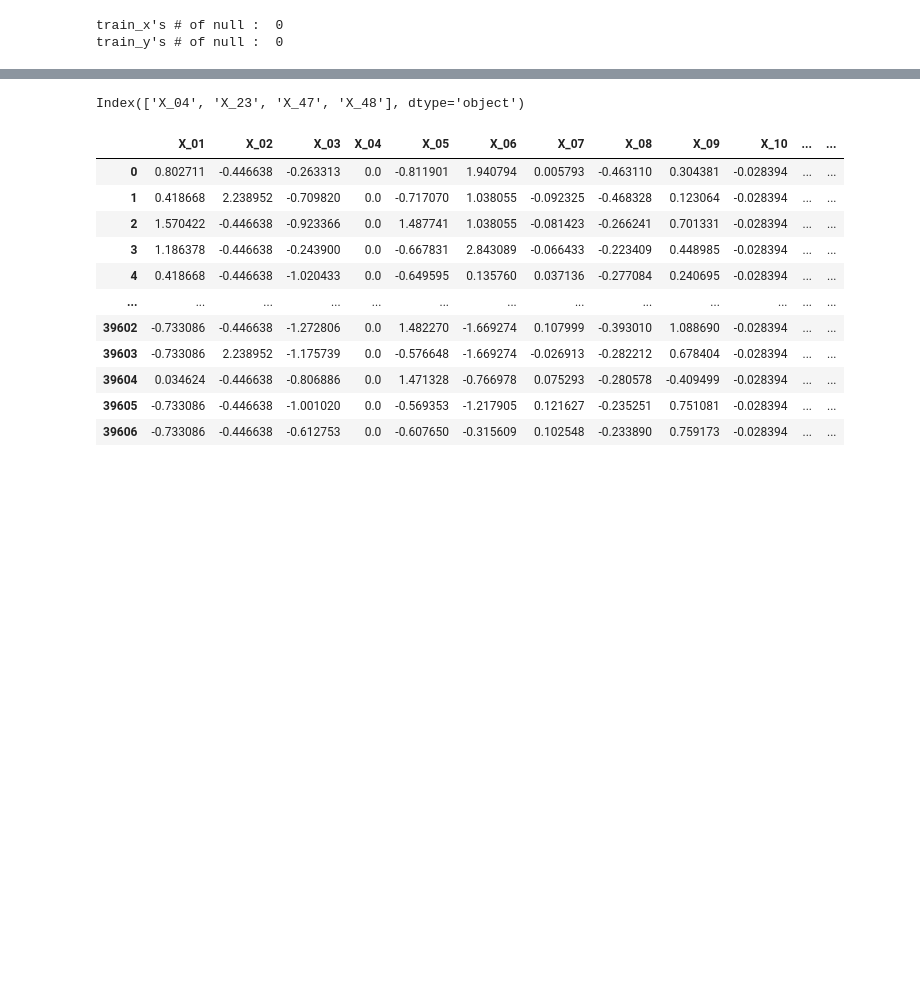
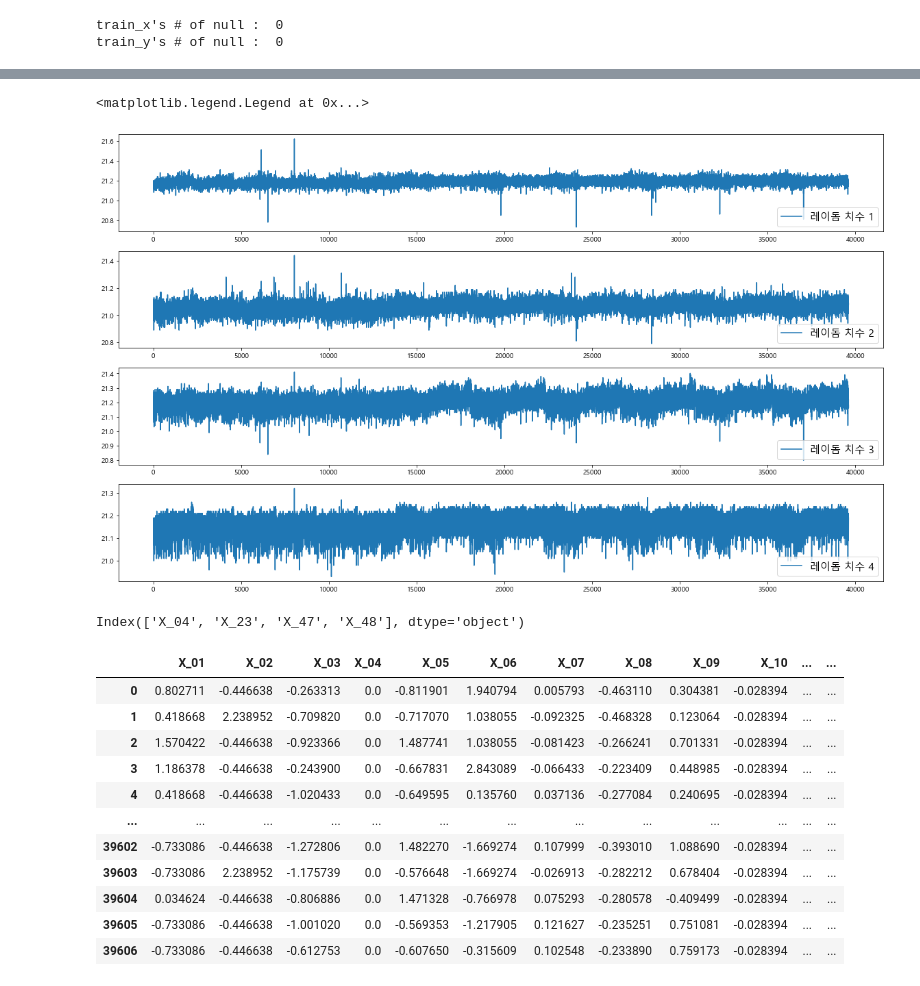
Before and after one commit to Hyunseo-BA/Dacon, a Jupyter notebook: Check_data.ipynb, the cells around one changed output, grey strips where cells are left out. Drawn from its saved outputs; the diff is of its cells as text; code cells hidden in the pictures; blank space fills up the shorter version.

```diff
--- a/Check_data.ipynb
+++ b/Check_data.ipynb
@@ -108,3 +144,20 @@ group_dict = {
+# %%
+# X : 레이돔 치수(위치:1~4)
+fig, axes = plt.subplots(4, 1, figsize=(20,12))
+ax = axes.flatten()
+plt.subplots_adjust()
+
+ax[0].plot(train_x[group_dict["Group_13"][0]], label='레이돔 치수 1')
+ax[0].legend(loc='lower right', fontsize=15)
+ax[1].plot(train_x[group_dict["Group_13"][1]], label='레이돔 치수 2')
+ax[1].legend(loc='lower right', fontsize=15)
+ax[2].plot(train_x[group_dict["Group_13"][2]], label='레이돔 치수 3')
+ax[2].legend(loc='lower right', fontsize=15)
+ax[3].plot(train_x[group_dict["Group_13"][3]], label='레이돔 치수 4')
+ax[3].legend(loc='lower right', fontsize=15)
+# %% [output]
+<matplotlib.legend.Legend at 0x...>
+[figure, added]
 # %%
 # 무의미 변수 제거(표준편차 0, 데이터 변동 없음)
 # X_04, 23, 47, 48
```
Also changed, not shown: parts of 2 cells of this notebook.
